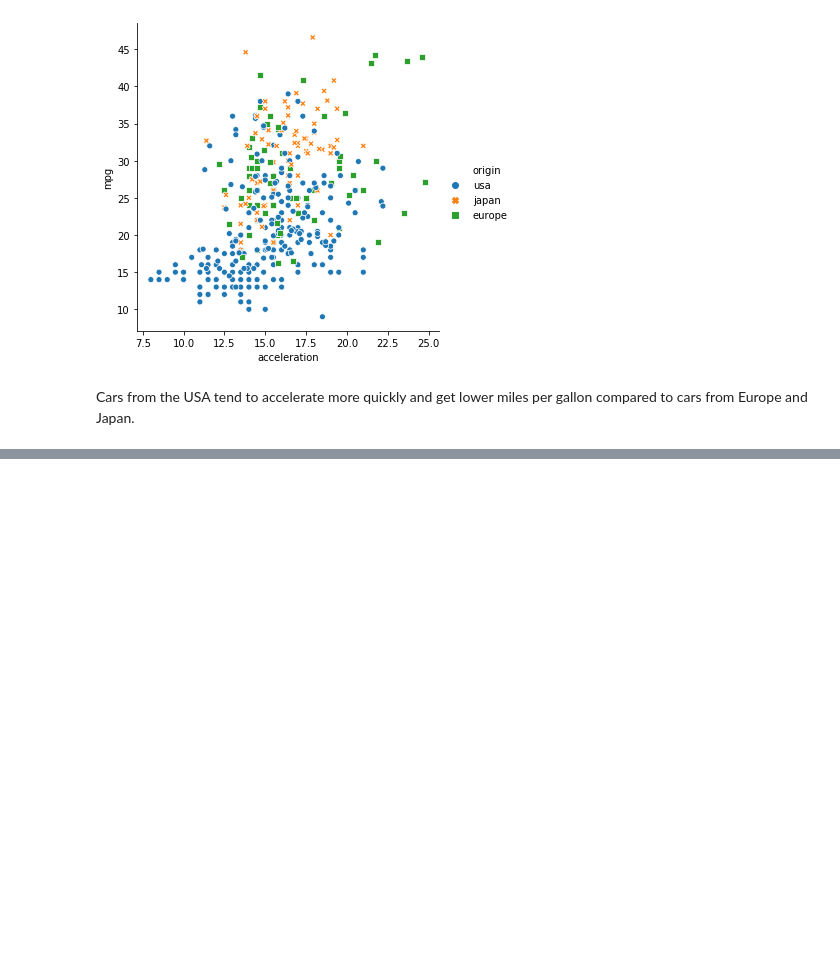
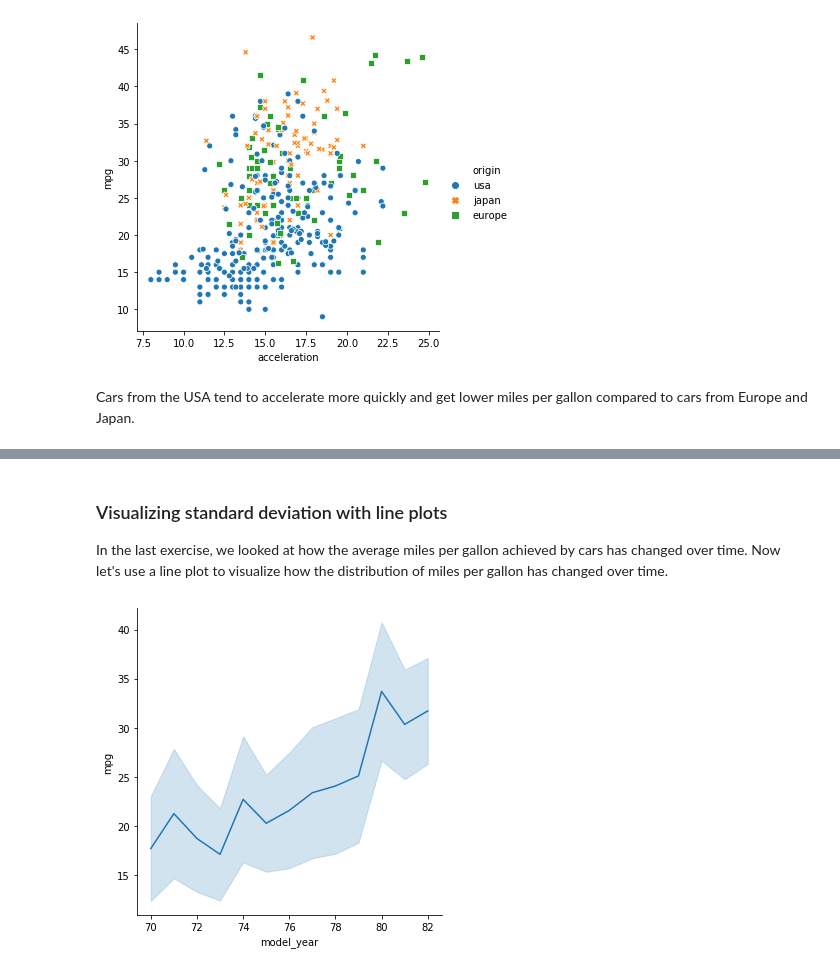
Before and after one commit to goodboychan/datacamp_repo, a Jupyter notebook: Introduction.to.Data.Visualization.with.Seaborn/Visualizing-Two-Quantitative-Variables.ipynb, the cells around one changed output, grey strips where cells are left out. Cells and saved outputs as stored; diff of their text form; code cells hidden in the pictures; blank space fills up the shorter version.

```diff
--- a/Introduction.to.Data.Visualization.with.Seaborn/Visualizing-Two-Quantitative-Variables.ipynb
+++ b/Introduction.to.Data.Visualization.with.Seaborn/Visualizing-Two-Quantitative-Variables.ipynb
@@ -140,0 +160,8 @@ Two types of relational
+# %% [markdown]
+### Visualizing standard deviation with line plots
+In the last exercise, we looked at how the average miles per gallon achieved by cars has changed over time. Now let's use a line plot to visualize how the distribution of miles per gallon has changed over time.
+# %%
+# Make the shaded area show the standard deviation
+sns.relplot(x="model_year", y="mpg", data=mpg, kind="line", ci='sd');
+# %% [output]
+[figure, added]
```
Also changed, not shown: parts of 10 cells of this notebook, 2 other files.
